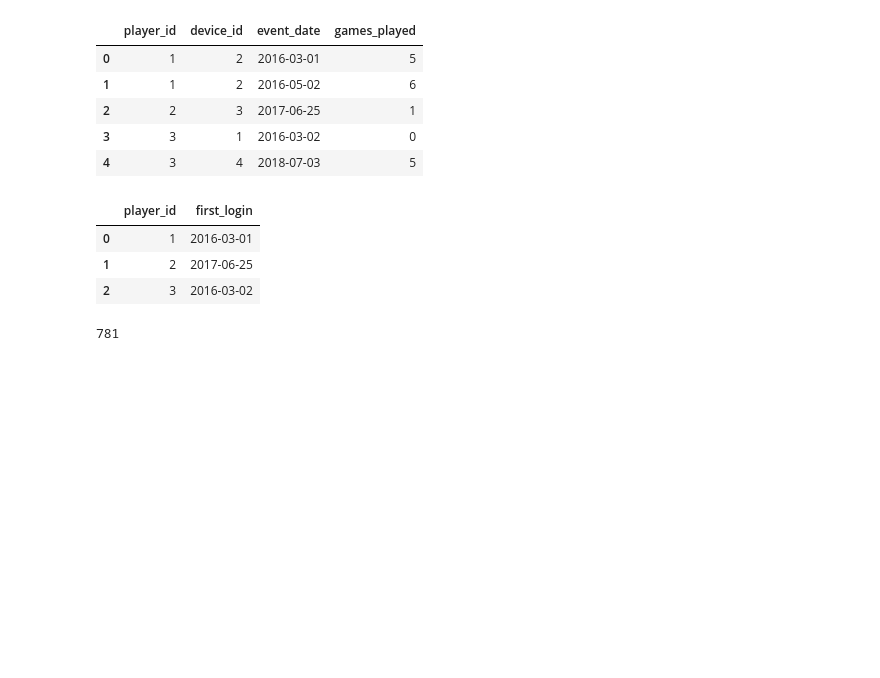
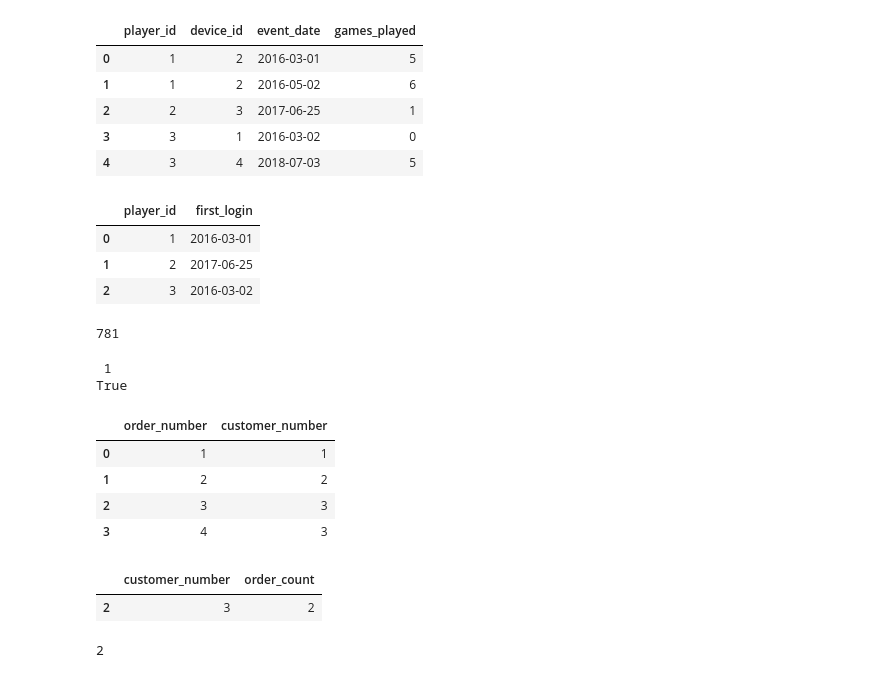
Before and after one commit to 2000pawan/Data_Science., a Jupyter notebook: Misc.ipynb, the cells around one changed output. Cells and saved outputs as stored; diff of their text form; code cells hidden in the pictures; blank space fills up the shorter version.

```diff
--- a/Misc.ipynb
+++ b/Misc.ipynb
@@ -1023,0 +1032,35 @@ max(l)
+# %%
+x=Solution()
+y=int(input())
+print(x.judgeSquareSum(y))
+# %% [output]
+ 1
+True
+# %%
+import pandas as pd
+data = [[1, 1], [2, 2], [3, 3], [4, 3]]
+df = pd.DataFrame(data, columns=['order_number', 'customer_number']).astype({'order_number':'Int64', 'customer_number':'Int64'})
+df
+# %% [output]
+|  | order_number | customer_number |
+| 0 | 1 | 1 |
+| 1 | 2 | 2 |
+| 2 | 3 | 3 |
+| 3 | 4 | 3 |
+# %%
+# Step 1: Group by customer_number and count the orders
+order_counts = df.groupby('customer_number').size().reset_index(name='order_count')
+order_counts
+
+# # Step 2: Find the maximum order count
+max_order_count = order_counts['order_count'].max()
+max_order_count
+
+# # Step 3: Filter for the customer(s) with the maximum order count
+customers_with_max_orders = order_counts[order_counts['order_count'] == max_order_count]
+customers_with_max_orders
+# # Display the result
+# print(customers_with_max_orders[['customer_number']])
+# %% [output]
+|  | customer_number | order_count |
+| 2 | 3 | 2 |
@@ -1023,0 +1070,4 @@ max(l)
+# %%
+cntmax(cnt.values())
+# %% [output]
+2
```
Also changed, not shown: parts of 2 cells of this notebook, 1 other file.
